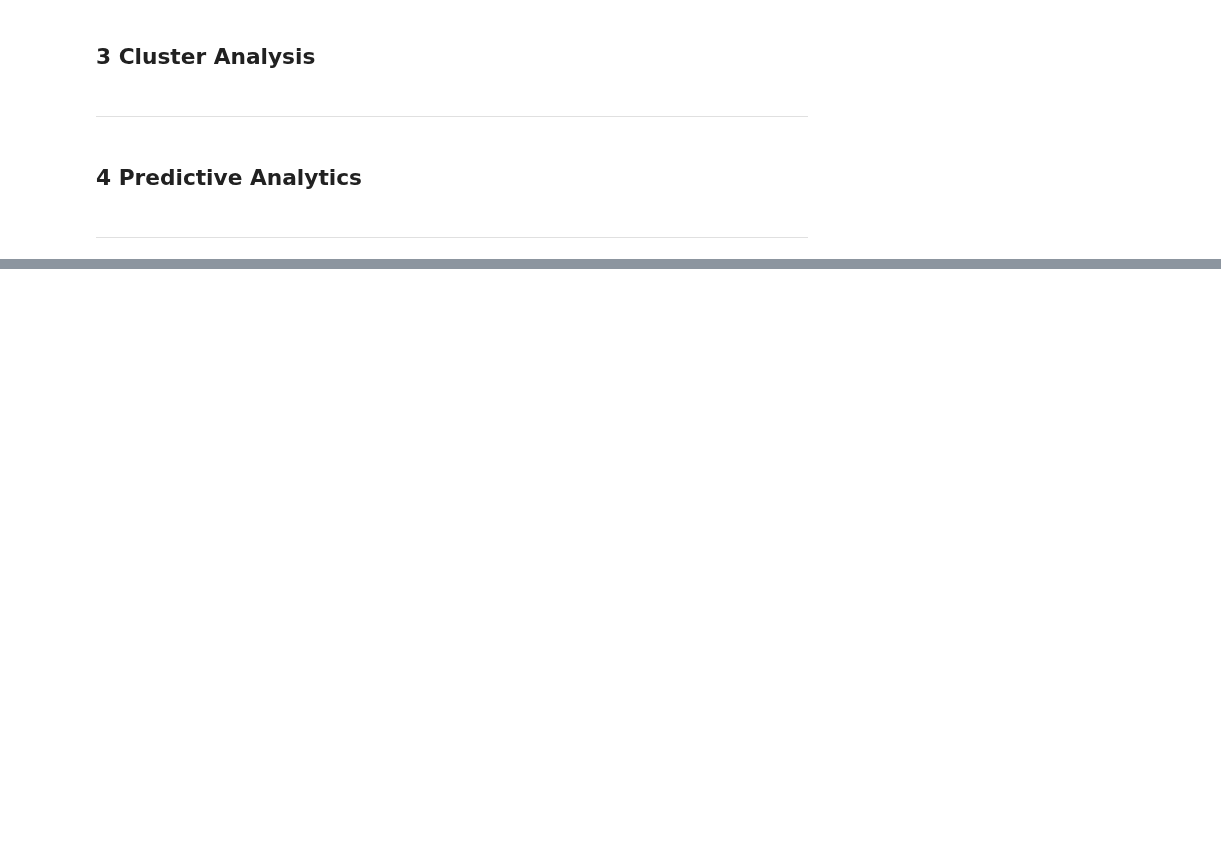
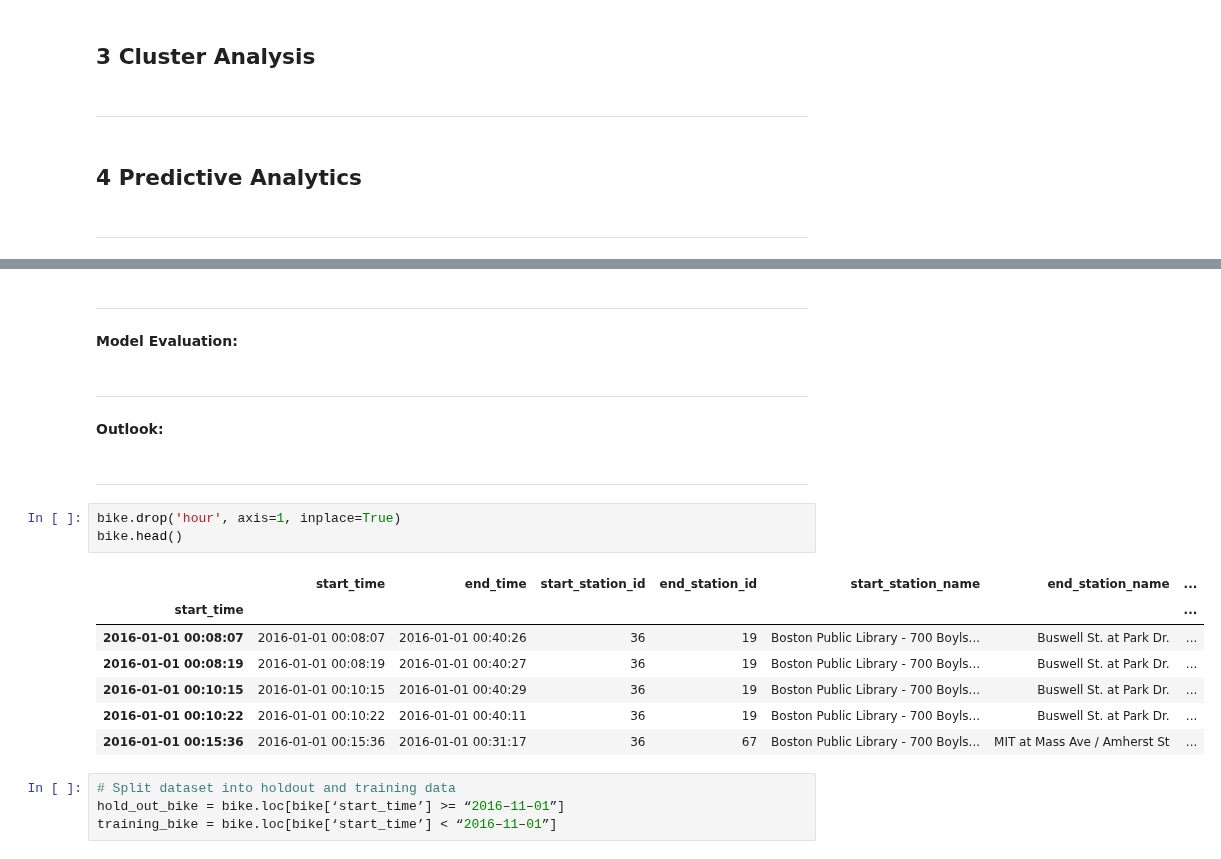
Before and after one commit to MoritzWagner13/Machine-Learning, a Jupyter notebook: Code_V1.3.ipynb, the cells around one changed output, grey strips where cells are left out. Saved outputs shown, nothing was run; the diff lists cells and outputs as text; blank space fills up the shorter version.

```diff
--- a/Code_V1.3.ipynb
+++ b/Code_V1.3.ipynb
@@ -1019,0 +1037,25 @@ ___
+# %% [markdown]
+___
+# %% [markdown]
+**Model Evaluation:**
+# %% [markdown]
+___
+# %% [markdown]
+**Outlook:**
+# %% [markdown]
+___
+# %%
+bike.drop('hour', axis=1, inplace=True)
+bike.head()
+# %% [output]
+|  | start_time | end_time | start_station_id | end_station_id | start_station_name | end_station_name | ... |
+| start_time |  |  |  |  |  |  | ... |
+| 2016-01-01 00:08:07 | 2016-01-01 00:08:07 | 2016-01-01 00:40:26 | 36 | 19 | Boston Public Library - 700 Boyls... | Buswell St. at Park Dr. | ... |
+| 2016-01-01 00:08:19 | 2016-01-01 00:08:19 | 2016-01-01 00:40:27 | 36 | 19 | Boston Public Library - 700 Boyls... | Buswell St. at Park Dr. | ... |
+| 2016-01-01 00:10:15 | 2016-01-01 00:10:15 | 2016-01-01 00:40:29 | 36 | 19 | Boston Public Library - 700 Boyls... | Buswell St. at Park Dr. | ... |
+| 2016-01-01 00:10:22 | 2016-01-01 00:10:22 | 2016-01-01 00:40:11 | 36 | 19 | Boston Public Library - 700 Boyls... | Buswell St. at Park Dr. | ... |
+| 2016-01-01 00:15:36 | 2016-01-01 00:15:36 | 2016-01-01 00:31:17 | 36 | 67 | Boston Public Library - 700 Boyls... | MIT at Mass Ave / Amherst St | ... |
+# %%
+# Split dataset into holdout and training data
+hold_out_bike = bike.loc[bike[‘start_time’] >= “2016–11–01”]
+training_bike = bike.loc[bike[‘start_time’] < “2016–11–01”]
```
Also changed, not shown: parts of 4 cells of this notebook.
